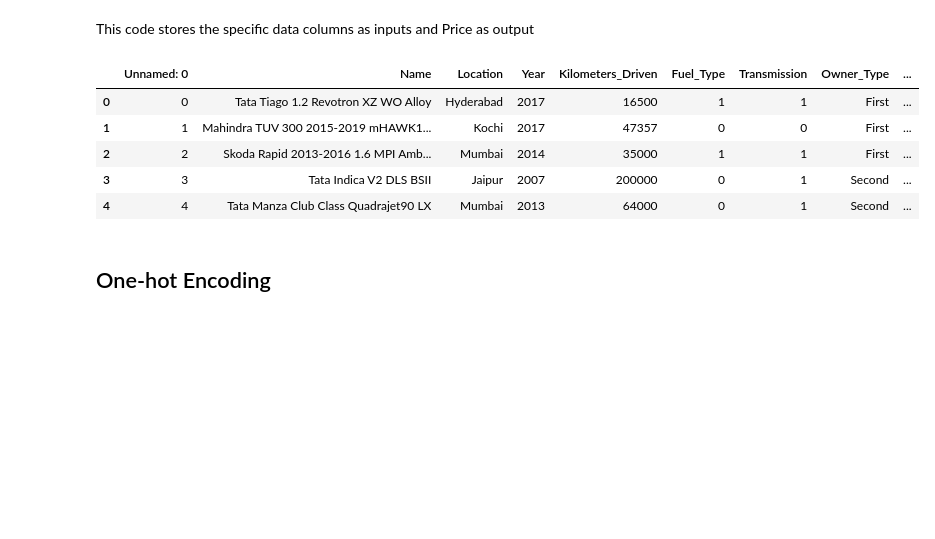
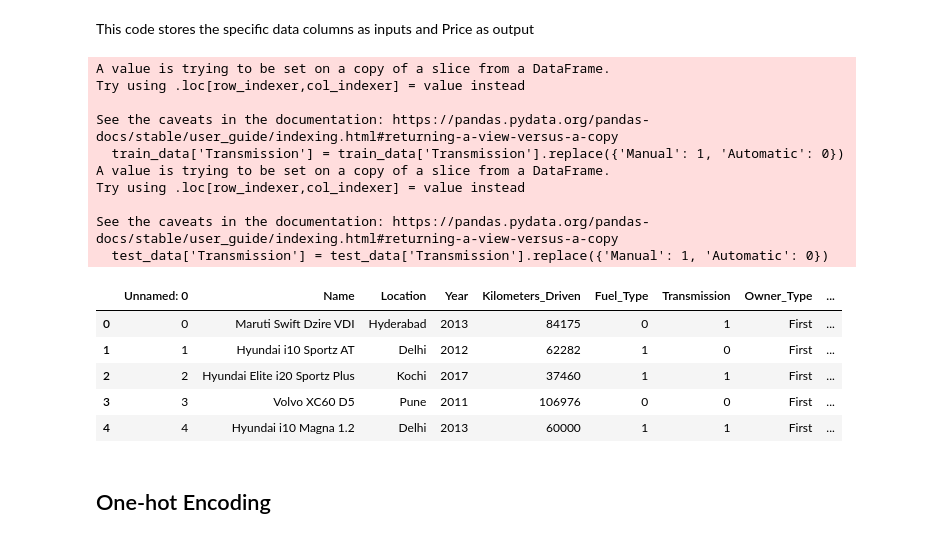
Before and after one commit to MANAS-AI-Taskphase-24-25/Nandini_Sah, a Jupyter notebook: linearregression.ipynb, the cells around one changed output. Cells and saved outputs as stored; diff of their text form; code cells hidden in the pictures; blank space fills up the shorter version.

```diff
--- a/linearregression.ipynb
+++ b/linearregression.ipynb
@@ -57,6 +92,8 @@ This code applies the extract fn on the data columns and removes any rows with m
 # %%
 for i in ['Mileage', 'Engine', 'Power']:
     train_data[i] = train_data[i].apply(extract)
+    test_data[i] = test_data[i].apply(extract)
+test_data = test_data.dropna()
 train_data = train_data.dropna()
 # %%
 train_data['Owner_Type'].value_counts()
@@ -81,4 +134,6 @@ It means that the 1 electric fuel type had some missing cells so that training e
 # %%
 train_data['Fuel_Type'] = train_data['Fuel_Type'].replace({'Petrol': 1, 'Diesel': 0})
 train_data.head()
+test_data['Fuel_Type'] = test_data['Fuel_Type'].replace({'Petrol': 1, 'Diesel': 0})
+test_data.head()
 # %% [output]
@@ -93,13 +158,25 @@ This code stores the specific data columns as inputs and Price as output
 # %%
 train_data['Transmission'] = train_data['Transmission'].replace({'Manual': 1, 'Automatic': 0})
 train_data.head()
+test_data['Transmission'] = test_data['Transmission'].replace({'Manual': 1, 'Automatic': 0})
+test_data.head()
 # %% [output]
+A value is trying to be set on a copy of a slice from a DataFrame.
+Try using .loc[row_indexer,col_indexer] = value instead
+
+See the caveats in the documentation: https://pandas.pydata.org/pandas-docs/stable/user_guide/indexing.html#returning-a-view-versus-a-copy
+  train_data['Transmission'] = train_data['Transmission'].replace({'Manual': 1, 'Automatic': 0})
+A value is trying to be set on a copy of a slice from a DataFrame.
+Try using .loc[row_indexer,col_indexer] = value instead
+
+See the caveats in the documentation: https://pandas.pydata.org/pandas-docs/stable/user_guide/indexing.html#returning-a-view-versus-a-copy
+  test_data['Transmission'] = test_data['Transmission'].replace({'Manual': 1, 'Automatic': 0})
 |  | Unnamed: 0 | Name | Location | Year | Kilometers_Driven | Fuel_Type | Transmission | Owner_Type | ... |
-| 0 | 0 | Tata Tiago 1.2 Revotron XZ WO Alloy | Hyderabad | 2017 | 16500 | 1 | 1 | First | ... |
-| 1 | 1 | Mahindra TUV 300 2015-2019 mHAWK1... | Kochi | 2017 | 47357 | 0 | 0 | First | ... |
-| 2 | 2 | Skoda Rapid 2013-2016 1.6 MPI Amb... | Mumbai | 2014 | 35000 | 1 | 1 | First | ... |
-| 3 | 3 | Tata Indica V2 DLS BSII | Jaipur | 2007 | 200000 | 0 | 1 | Second | ... |
-| 4 | 4 | Tata Manza Club Class Quadrajet90 LX | Mumbai | 2013 | 64000 | 0 | 1 | Second | ... |
+| 0 | 0 | Maruti Swift Dzire VDI | Hyderabad | 2013 | 84175 | 0 | 1 | First | ... |
+| 1 | 1 | Hyundai i10 Sportz AT | Delhi | 2012 | 62282 | 1 | 0 | First | ... |
+| 2 | 2 | Hyundai Elite i20 Sportz Plus | Kochi | 2017 | 37460 | 1 | 1 | First | ... |
+| 3 | 3 | Volvo XC60 D5 | Pune | 2011 | 106976 | 0 | 0 | First | ... |
+| 4 | 4 | Hyundai i10 Magna 1.2 | Delhi | 2013 | 60000 | 1 | 1 | First | ... |
 # %% [markdown]
 ## One-hot Encoding
 # %%
```
Also changed, not shown: parts of 16 cells of this notebook.
